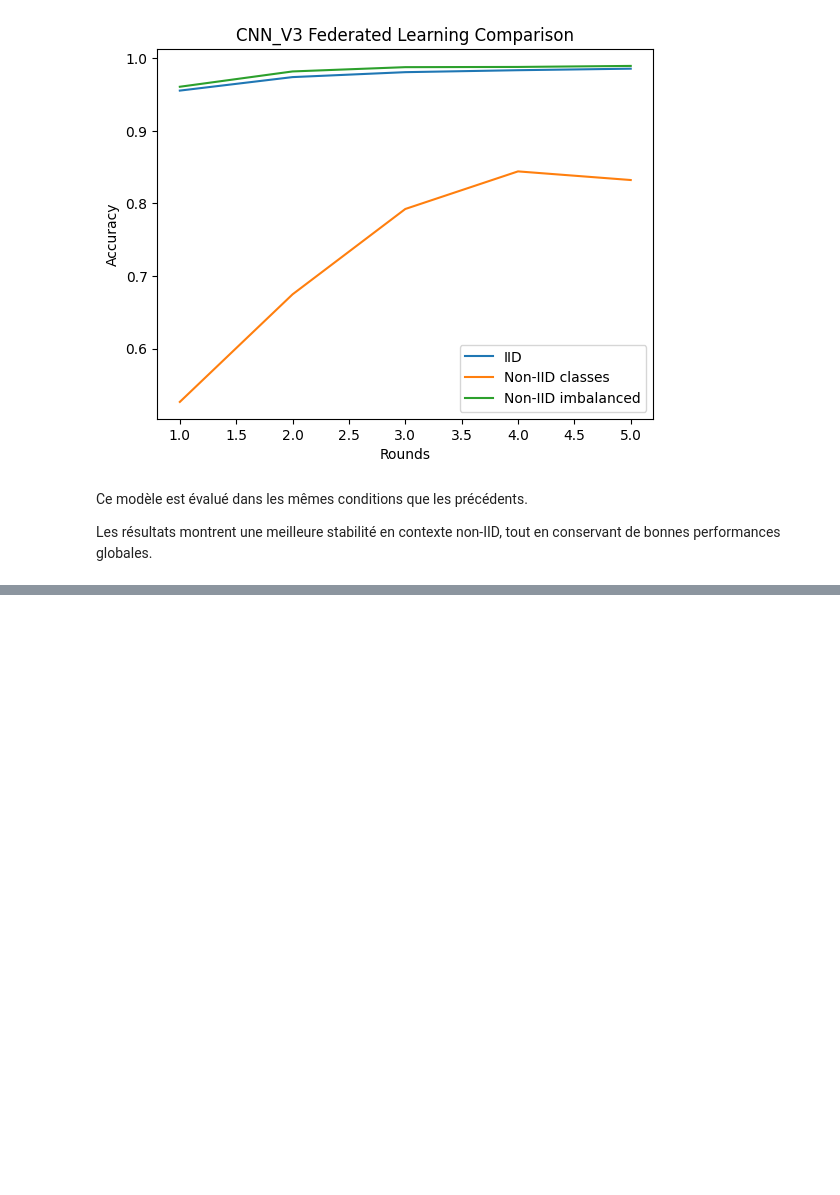
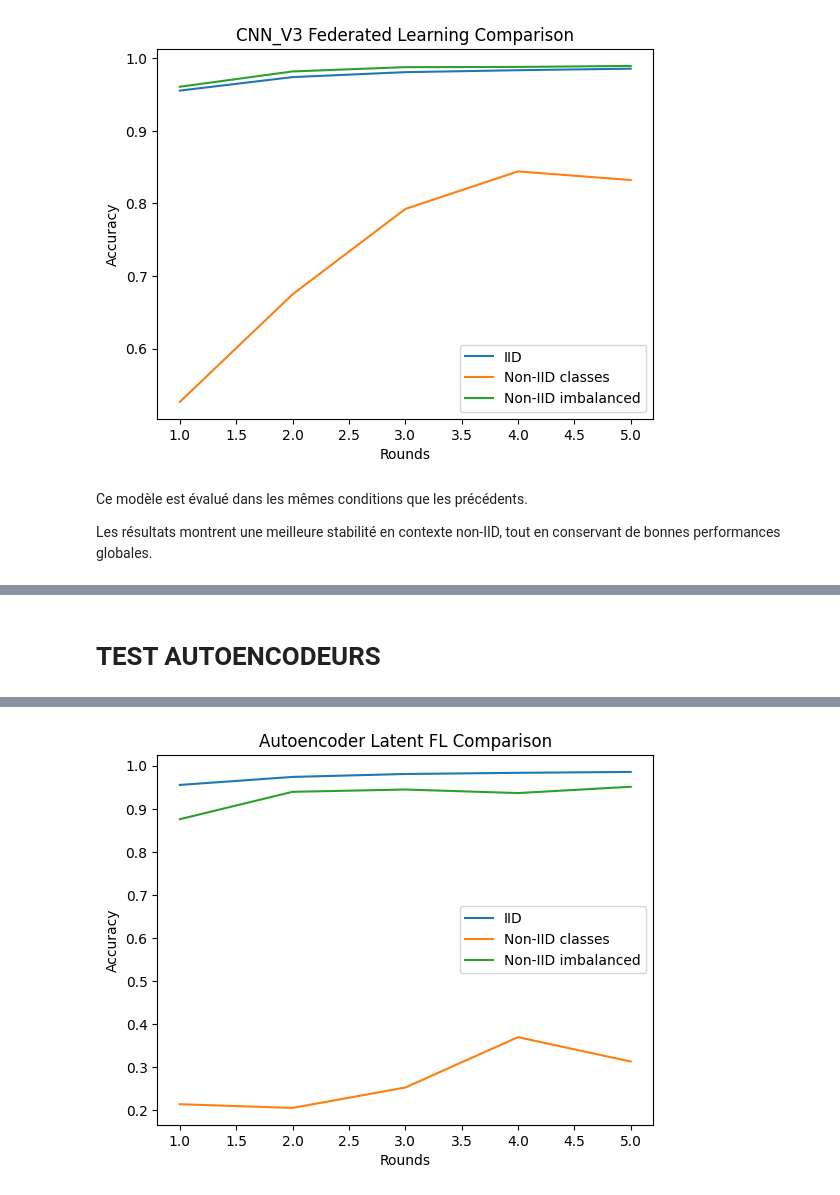
Before and after one commit to Neginow/Federated-Learning-Project, a Jupyter notebook: notebooks/federated_mnist.ipynb, the cells around one changed output, grey strips where cells are left out. Cells and saved outputs as stored; diff of their text form; code cells hidden in the pictures; blank space fills up the shorter version.

```diff
--- a/federated_mnist.ipynb
+++ b/notebooks/federated_mnist.ipynb
@@ -1210,0 +1474,6 @@ Les résultats montrent une meilleure stabilité en contexte non-IID, tout en co
+# %%
+
+latent_train = LatentDataset(train_dataset, autoencoder.encoder)
+latent_test = LatentDataset(test_dataset, autoencoder.encoder)
+
+test_loader = DataLoader(latent_test, batch_size=BATCH_SIZE)
@@ -1210,0 +1487,72 @@ Les résultats montrent une meilleure stabilité en contexte non-IID, tout en co
+# %% [markdown]
+# TEST AUTOENCODEURS
+# %%
+def split_noniid_classes(dataset, num_clients=5):
+    # 🔥 récupère les labels depuis le dataset original
+    targets = np.array([dataset[i][1] for i in range(len(dataset))])
+
+    class_splits = np.array_split(np.arange(10), num_clients)
+
+    subsets = []
+    for classes in class_splits:
+        idx = np.where(np.isin(targets, classes))[0]
+        subsets.append(Subset(dataset, idx))
+
+    return subsets
+# %%
+
+
+# =========================
+# NON-IID CLASSES
+# =========================
+
+client_subsets_noniid = split_noniid_classes(latent_train, NUM_CLIENTS)
+client_loaders_noniid = [
+    DataLoader(s, batch_size=BATCH_SIZE, shuffle=True)
+    for s in client_subsets_noniid
+]
+
+print("\n===== NON-IID (CLASSES) =====")
+noniid_results = run_federated_detailed(client_loaders_noniid, rounds=5)
+
+
+# =========================
+# NON-IID IMBALANCED
+# =========================
+
+client_subsets_imbalanced = split_noniid_imbalanced(latent_train, NUM_CLIENTS)
+client_loaders_imbalanced = [
+    DataLoader(s, batch_size=BATCH_SIZE, shuffle=True)
+    for s in client_subsets_imbalanced
+]
+
+print("\n===== NON-IID (IMBALANCED) =====")
+imbalanced_results = run_federated_detailed(client_loaders_imbalanced, rounds=5)
+
+
+# =========================
+# SUMMARY
+# =========================
+
+print("\n===== FINAL RESULTS =====")
+print(f"IID final accuracy: {iid_results[-1]:.4f}")
+print(f"Non-IID classes final accuracy: {noniid_results[-1]:.4f}")
+print(f"Non-IID imbalanced final accuracy: {imbalanced_results[-1]:.4f}")
+
+
+# =========================
+# GRAPH
+# =========================
+
+rounds = range(1, len(iid_results) + 1)
+
+plt.plot(rounds, iid_results, label="IID")
+plt.plot(rounds, noniid_results, label="Non-IID classes")
+plt.plot(rounds, imbalanced_results, label="Non-IID imbalanced")
+
+plt.xlabel("Rounds")
+plt.ylabel("Accuracy")
+plt.title("Autoencoder Latent FL Comparison")
+plt.legend()
+plt.show()
+# %% [output]
@@ -1210,0 +1577 @@ Les résultats montrent une meilleure stabilité en contexte non-IID, tout en co
+[figure, added]
```
Also changed, not shown: parts of 33 cells of this notebook, 14 other files.
